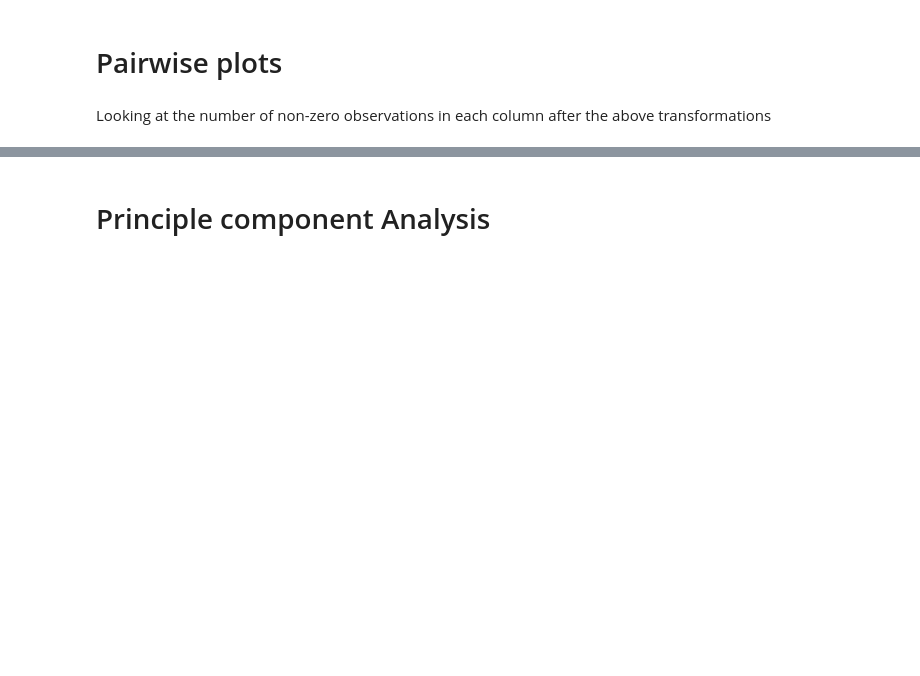
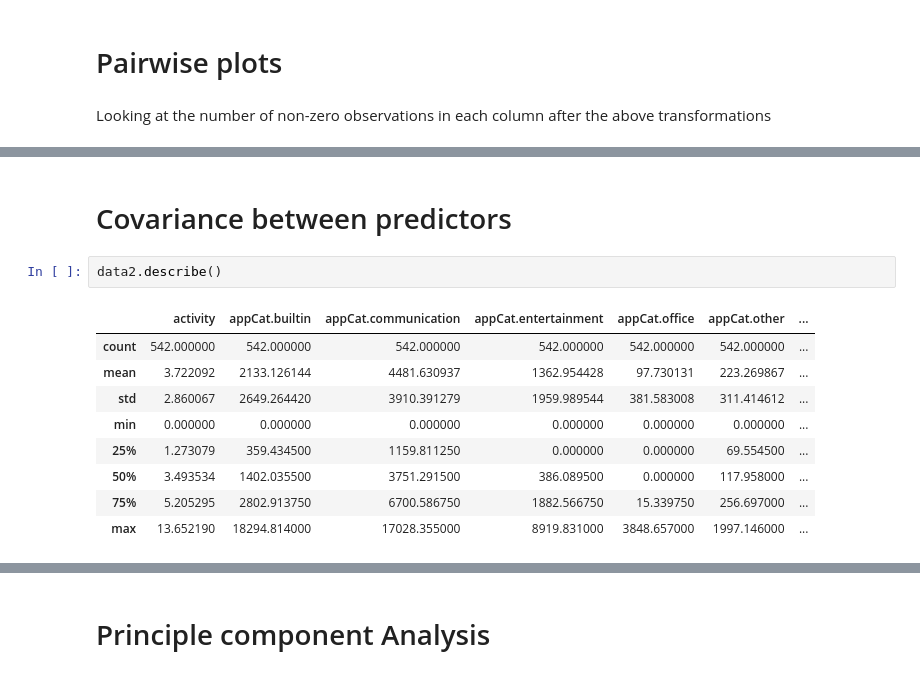
Before and after one commit to jelrae/dataMineAss1, a Jupyter notebook: DMT1.ipynb, the cells around one changed output, grey strips where cells are left out. Saved outputs shown, nothing was run; the diff lists cells and outputs as text; blank space fills up the shorter version.

```diff
--- a/DMT1.ipynb
+++ b/DMT1.ipynb
@@ -150,0 +172,14 @@ It is clear from the plots that there are some outliers that are nonsensical. No
+# %% [markdown]
+# Covariance between predictors
+# %%
+data2.describe()
+# %% [output]
+|  | activity | appCat.builtin | appCat.communication | appCat.entertainment | appCat.office | appCat.other | ... |
+| count | 542.000000 | 542.000000 | 542.000000 | 542.000000 | 542.000000 | 542.000000 | ... |
+| mean | 3.722092 | 2133.126144 | 4481.630937 | 1362.954428 | 97.730131 | 223.269867 | ... |
+| std | 2.860067 | 2649.264420 | 3910.391279 | 1959.989544 | 381.583008 | 311.414612 | ... |
+| min | 0.000000 | 0.000000 | 0.000000 | 0.000000 | 0.000000 | 0.000000 | ... |
+| 25% | 1.273079 | 359.434500 | 1159.811250 | 0.000000 | 0.000000 | 69.554500 | ... |
+| 50% | 3.493534 | 1402.035500 | 3751.291500 | 386.089500 | 0.000000 | 117.958000 | ... |
+| 75% | 5.205295 | 2802.913750 | 6700.586750 | 1882.566750 | 15.339750 | 256.697000 | ... |
+| max | 13.652190 | 18294.814000 | 17028.355000 | 8919.831000 | 3848.657000 | 1997.146000 | ... |
```
Also changed, not shown: parts of 9 cells of this notebook.
